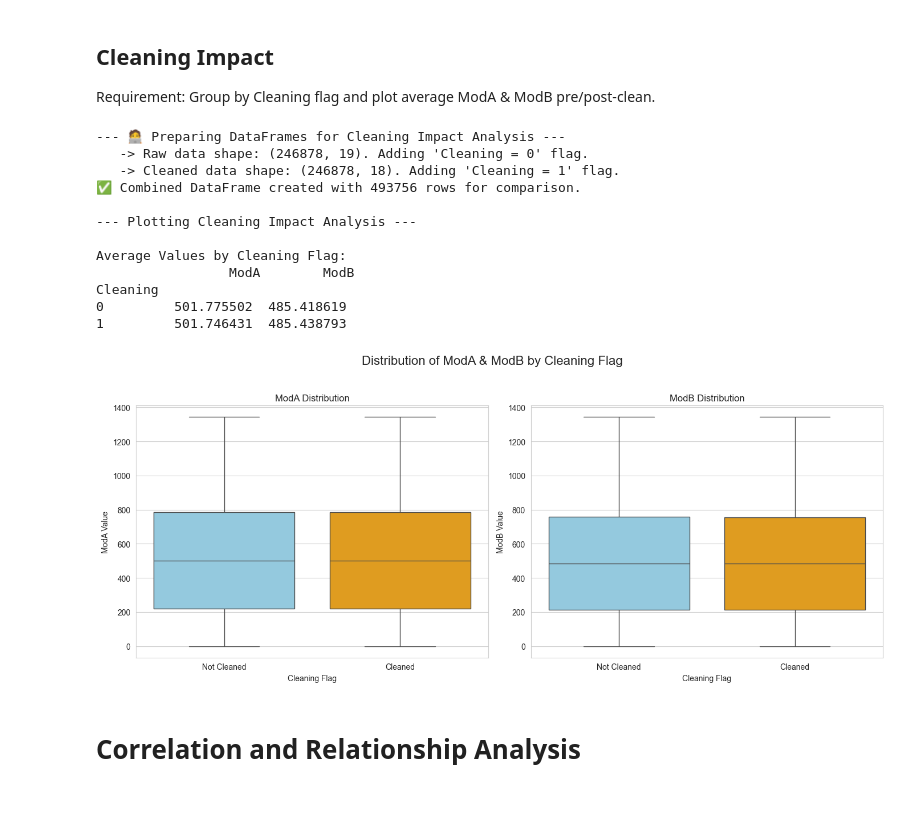
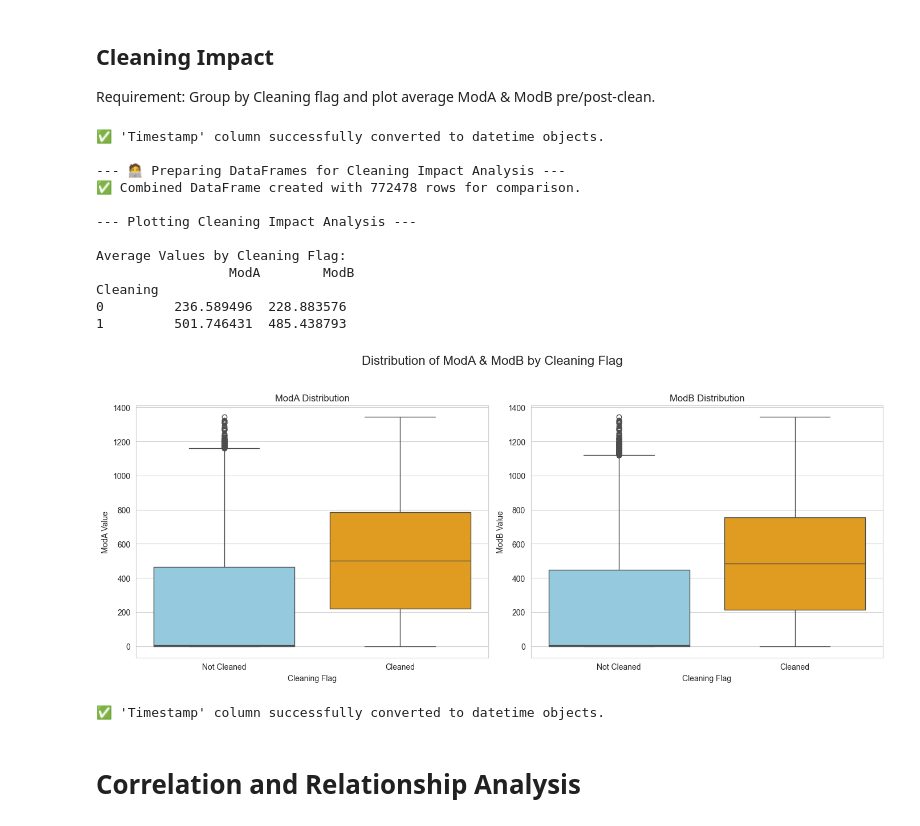
Before and after one commit to AdeyAmare/solar-challenge-week0, a Jupyter notebook: src/notebooks/benin_eda.ipynb, the cells around one changed output. Cells and saved outputs as stored; diff of their text form; code cells hidden in the pictures.

```diff
--- a/src/notebooks/benin_eda.ipynb
+++ b/src/notebooks/benin_eda.ipynb
@@ -181,9 +176,3 @@ save_cleaned_data(df_cleaned, cleaned_file_path)
 ✅ Cleaned Data Saved successfully to: ../../data/benin/benin_clean.csv
 # %% [markdown]
 ## Load Cleaned data
-# %%
-output_dir = "../../data/benin/"
-cleaned_file_path = output_dir + "benin_clean.csv"
-
-df_cleaned = load_cleaned_data(cleaned_file_path)
-df_cleaned.head()
@@ -198,0 +179,11 @@ df_cleaned.head()
+# %%
+cleaned_file_path = output_dir + "benin_clean.csv"
+
+# Create an instance of the EDAHandler class
+eda = EDAHandler(cleaned_file_path)
+
+# Load the cleaned data
+df_cleaned = eda.load_data()
+
+# Inspect the first rows
+df_cleaned.head()
@@ -208,26 +207,37 @@ plot_time_series(df_cleaned)
 ## Cleaning Impact
 
 Requirement: Group by Cleaning flag and plot average ModA & ModB pre/post-clean.
-# %%
-df_combined_for_impact = prepare_impact_data(df, df_cleaned)
-
-# --- Plotting Step ---
-if df_combined_for_impact is not None:
-    plot_cleaning_impact(df_combined_for_impact)
-# %% [output]
---- 🧑‍💻 Preparing DataFrames for Cleaning Impact Analysis ---
-   -> Raw data shape: (246878, 19). Adding 'Cleaning = 0' flag.
-   -> Cleaned data shape: (246878, 18). Adding 'Cleaning = 1' flag.
-✅ Combined DataFrame created with 493756 rows for comparison.
-
---- Plotting Cleaning Impact Analysis ---
-
-Average Values by Cleaning Flag:
-                 ModA        ModB
-Cleaning
-0         501.775502  485.418619
-1         501.746431  485.438793
-[figure, removed]
+# %%
+
+# Temporarily load raw data into eda.df
+eda.file_path = raw_file_path
+_ = eda.load_data()
+
+# Prepare data: eda.df is raw, df_cleaned  is clean
+df_combined_for_impact = eda.prepare_impact_data(df_cleaned)
+
+# Plot the comparison
+if df_combined_for_impact is not None:
+    eda.plot_cleaning_impact(df_combined_for_impact)
+
+# Restore eda.df to cleaned data for subsequent cells
+eda.file_path = cleaned_file_path
+_ = eda.load_data()
+# %% [output]
+✅ 'Timestamp' column successfully converted to datetime objects.
+
+--- 🧑‍💻 Preparing DataFrames for Cleaning Impact Analysis ---
+✅ Combined DataFrame created with 772478 rows for comparison.
+
+--- Plotting Cleaning Impact Analysis ---
+
+Average Values by Cleaning Flag:
+                 ModA        ModB
+Cleaning
+0         236.589496  228.883576
+1         501.746431  485.438793
+[figure, added]
+✅ 'Timestamp' column successfully converted to datetime objects.
 # %% [markdown]
 # Correlation and Relationship Analysis
 # %% [markdown]
```
Also changed, not shown: parts of 20 cells of this notebook, 6 other files.
